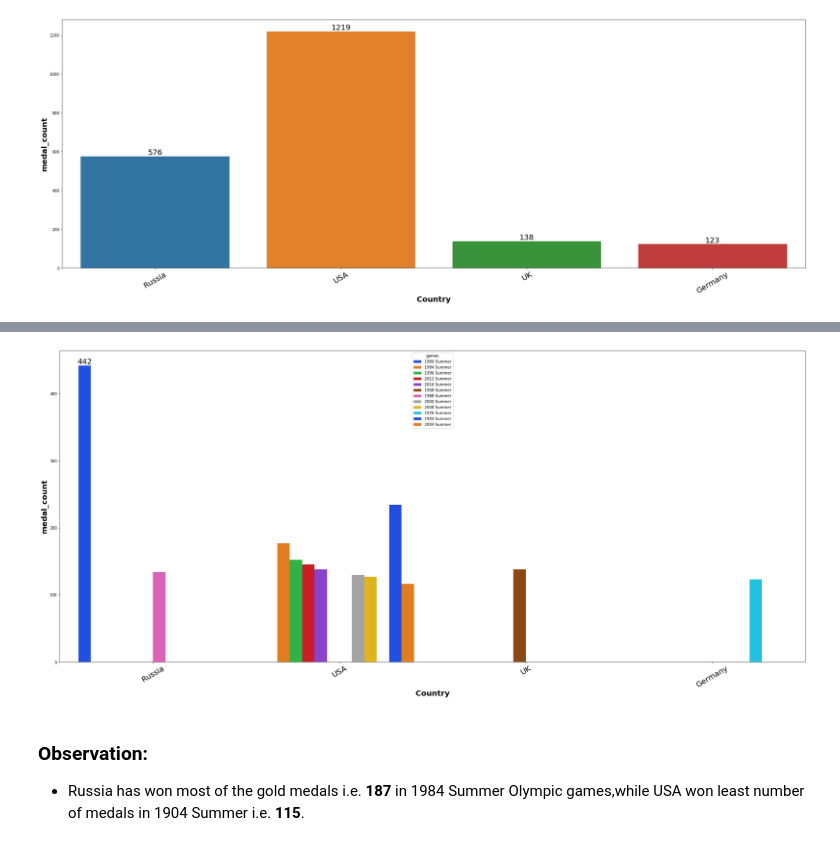
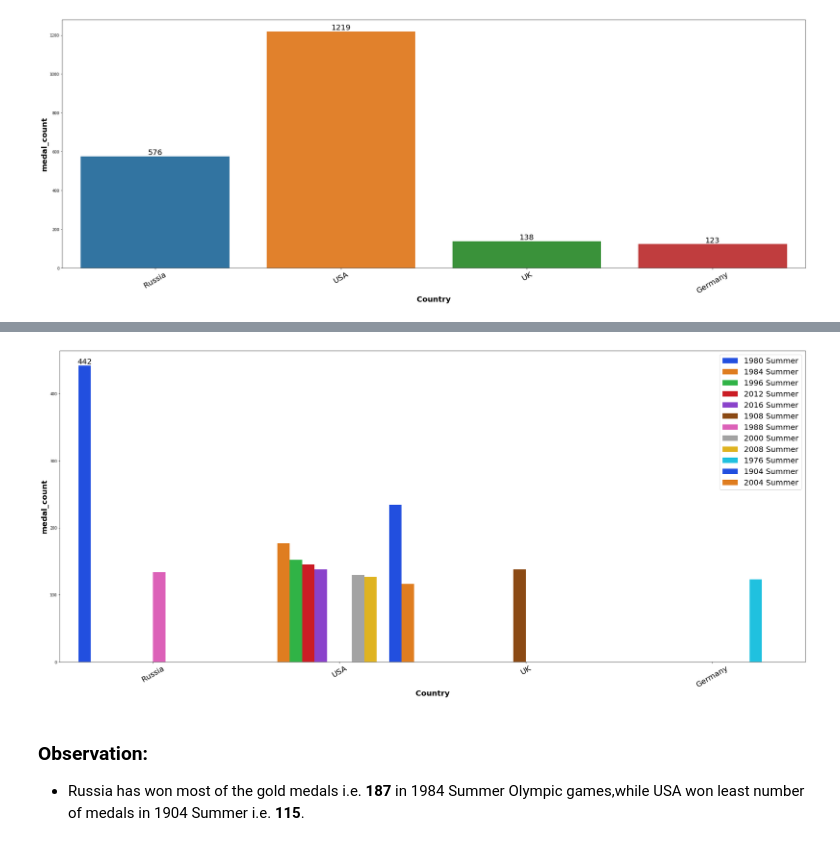
Before and after one commit to kirandhasade/Olympics_Sql_Project, a Jupyter notebook: Olympics.ipynb, the cells around one changed output, grey strips where cells are left out. Cells and saved outputs as stored; diff of their text form; code cells hidden in the pictures.

```diff
--- a/Olympics.ipynb
+++ b/Olympics.ipynb
@@ -1058,12 +1059,13 @@ olympics_data
 # %%
 plt.figure(figsize=(35,15))
 ax=sns.barplot(x='country', y='total_medals_count', hue='games', data=olympics_data, palette='bright')
+plt.legend(fontsize="20", loc ="upper right")
 ax = ax.bar_label(ax.containers[0],fontsize=20)
 plt.xlabel("Country",fontsize=20,weight="bold")
 plt.ylabel("medal_count",fontsize=20,weight="bold")
 ax = plt.xticks(rotation = 30,fontsize=20)
 # %% [output]
-[figure, old version]
+[figure, new version]
 # %% [markdown]
 ### Observation:
 - Russia has won most of the gold medals i.e. **187** in 1984 Summer Olympic games,while USA won least number of medals in 1904 Summer i.e. **115**.
```
Also changed, not shown: parts of 13 cells of this notebook.
